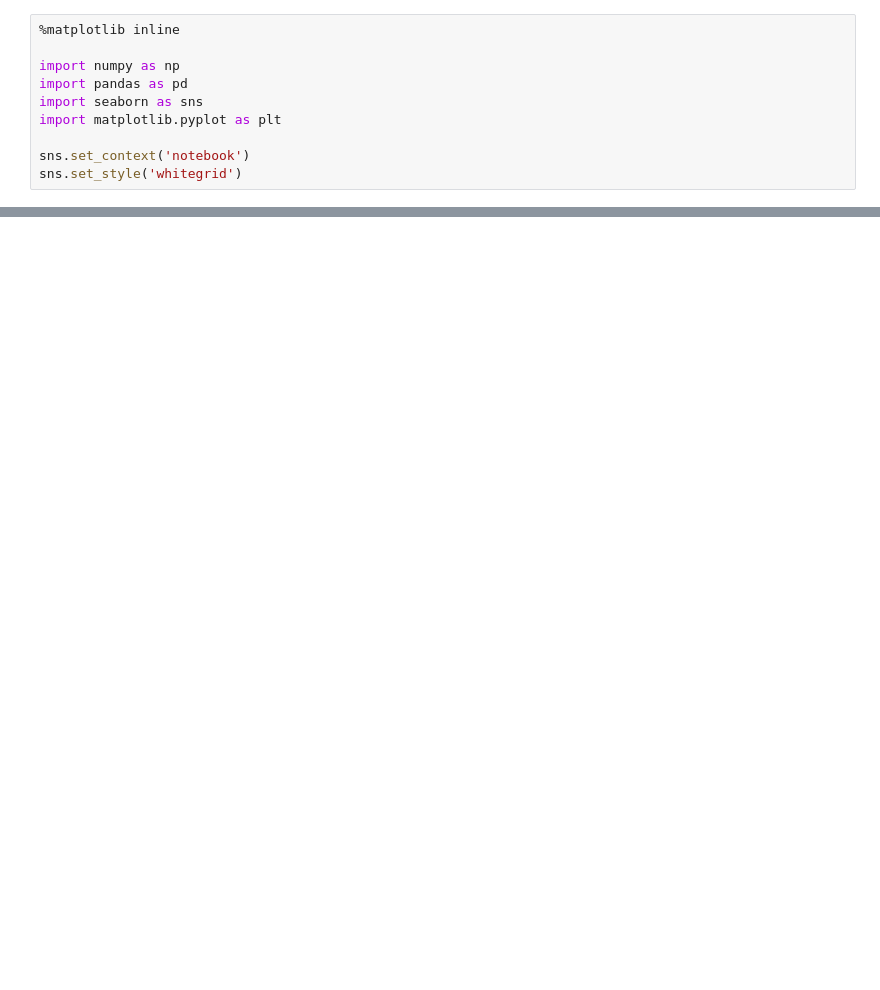
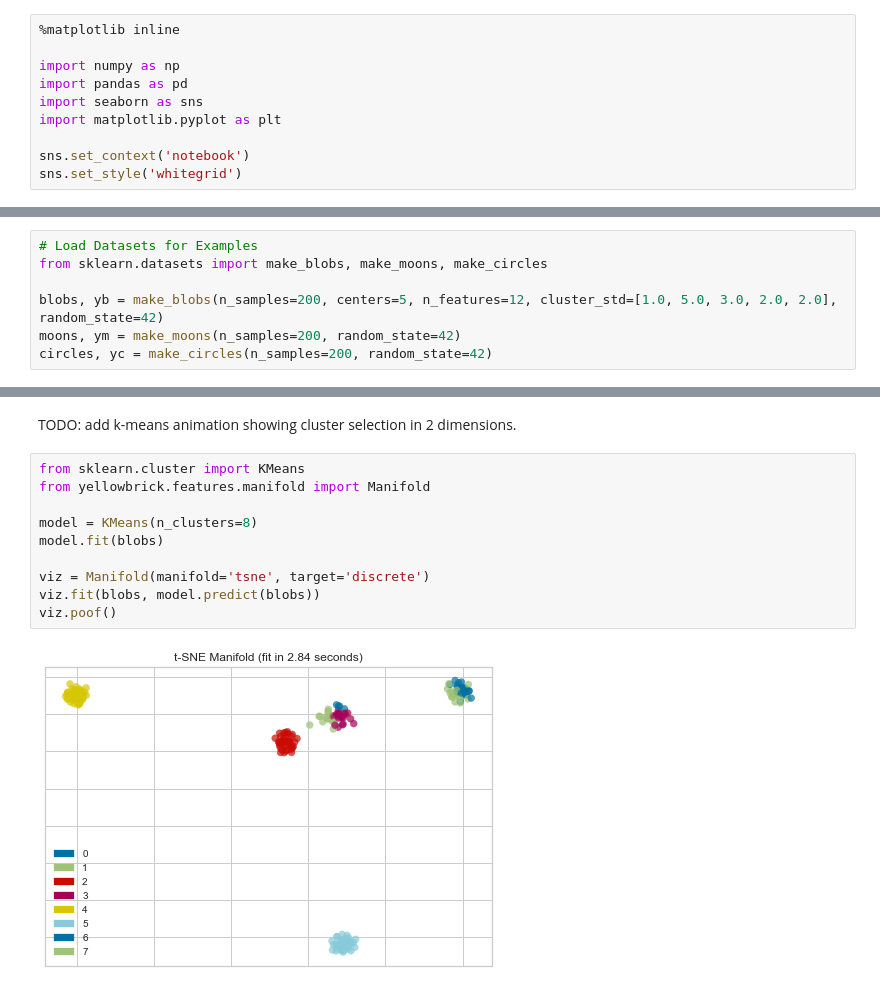
Before and after one commit to DistrictDataLabs/navyfcu-ml, a Jupyter notebook: Session 3 - Clustering and Similarity.ipynb, the cells around one changed output, grey strips where cells are left out. Saved outputs shown, nothing was run; the diff lists cells and outputs as text; blank space fills up the shorter version.

Commit message:
clustering and similarity

```diff
--- a/Session 3 - Clustering and Similarity.ipynb
+++ b/Session 3 - Clustering and Similarity.ipynb
@@ -38,0 +17,7 @@ sns.set_style('whitegrid')
+# %%
+# Load Datasets for Examples
+from sklearn.datasets import make_blobs, make_moons, make_circles
+
+blobs, yb = make_blobs(n_samples=200, centers=5, n_features=12, cluster_std=[1.0, 5.0, 3.0, 2.0, 2.0], random_state=42)
+moons, ym = make_moons(n_samples=200, random_state=42)
+circles, yc = make_circles(n_samples=200, random_state=42)
@@ -38,0 +107,14 @@ sns.set_style('whitegrid')
+# %% [markdown]
+TODO: add k-means animation showing cluster selection in 2 dimensions.
+# %%
+from sklearn.cluster import KMeans
+from yellowbrick.features.manifold import Manifold
+
+model = KMeans(n_clusters=8)
+model.fit(blobs)
+
+viz = Manifold(manifold='tsne', target='discrete')
+viz.fit(blobs, model.predict(blobs))
+viz.poof()
+# %% [output]
+[figure, added]
```
Also changed, not shown: parts of 48 cells of this notebook, 10 other files.
